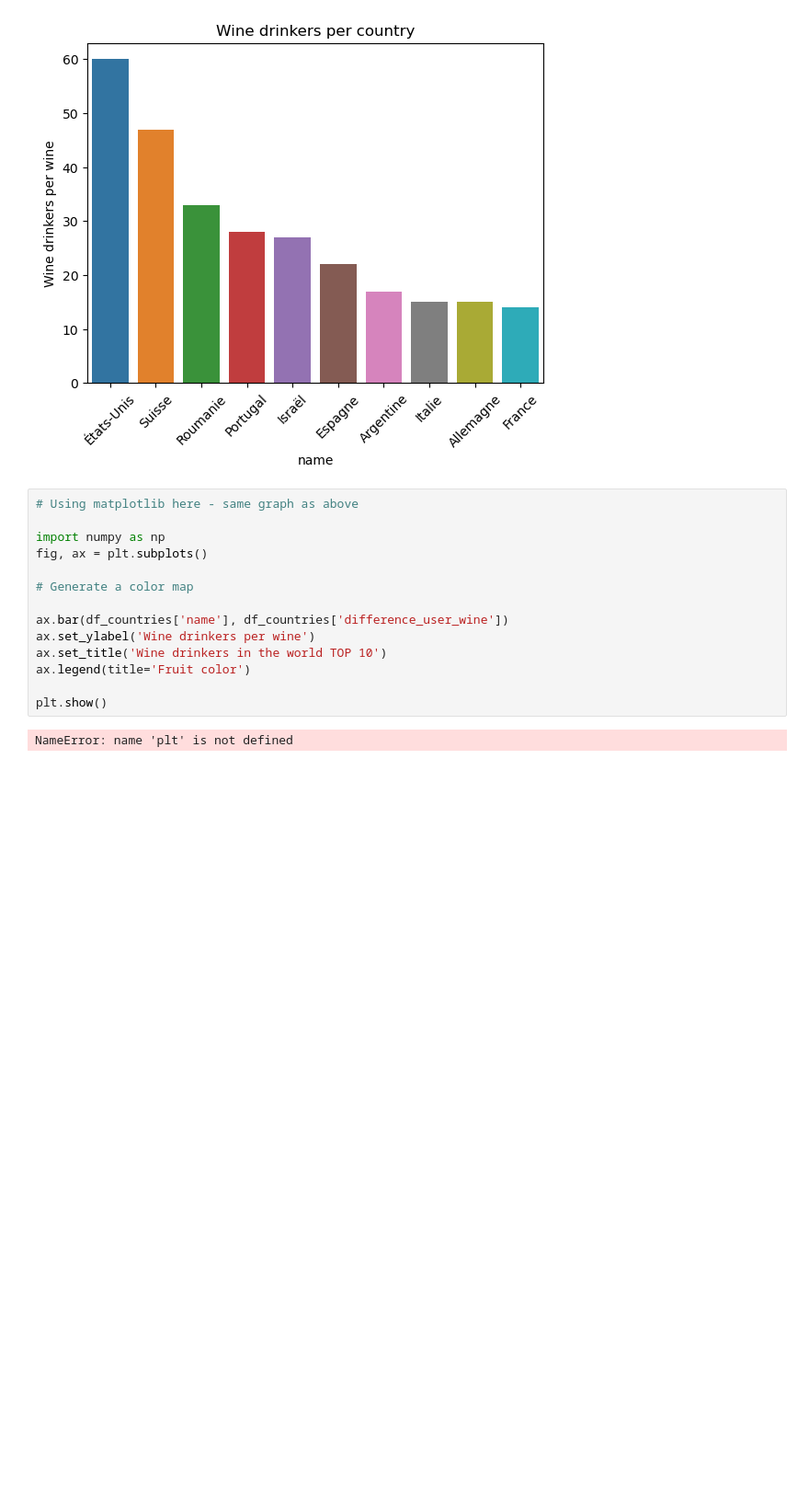
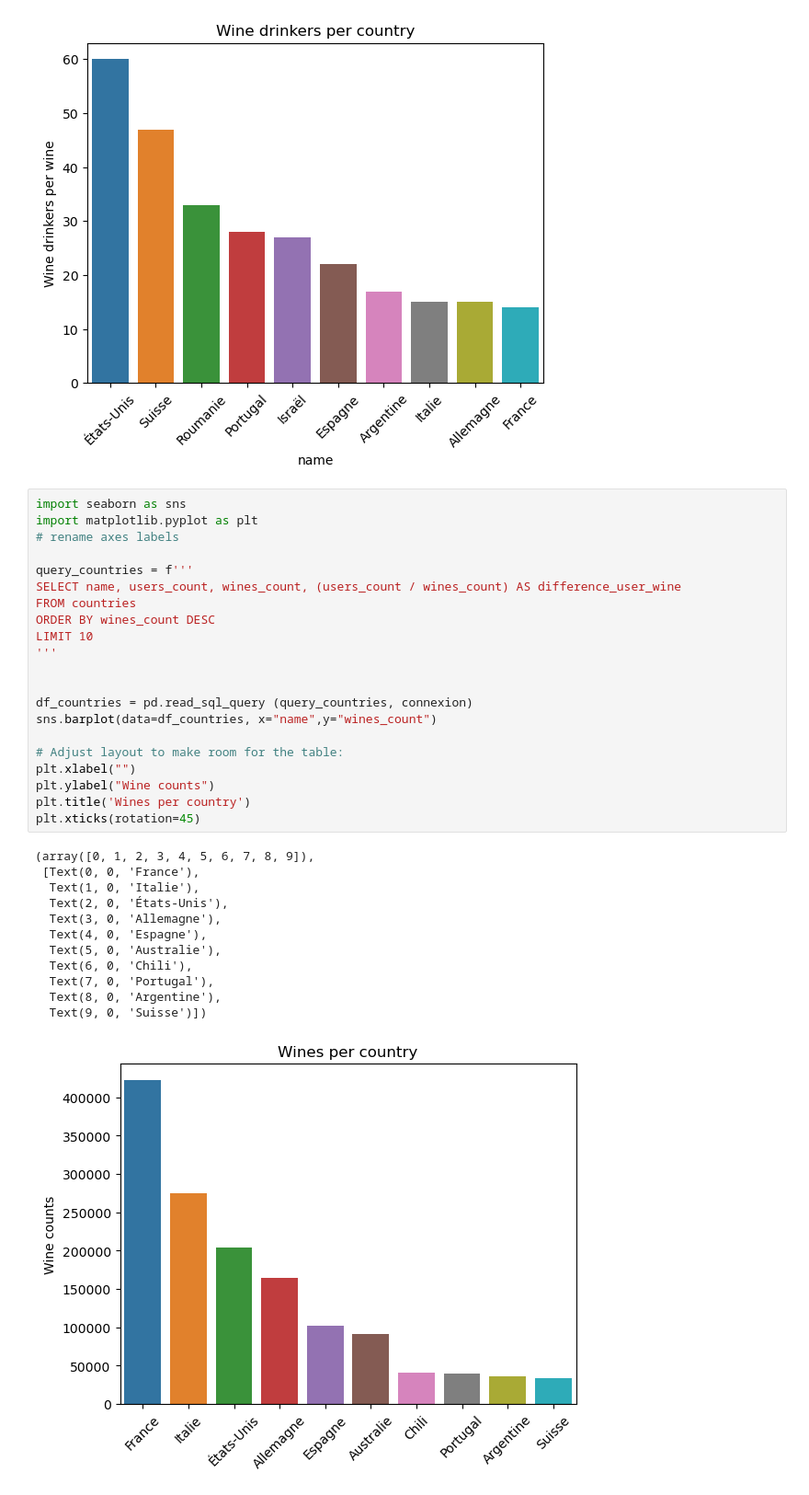
Before and after one commit to brain8d/wine-market-analysis, a Jupyter notebook: notebook.ipynb, the cells around one changed output. Shown at 92% size. Drawn from its saved outputs; the diff is of its cells as text; blank space fills up the shorter version.

```diff
--- a/notebook.ipynb
+++ b/notebook.ipynb
@@ -83,20 +81,38 @@ plt.xticks(rotation=45)
   Text(8, 0, 'Allemagne'),
   Text(9, 0, 'France')])
 [figure]
-# %%
-# Using matplotlib here - same graph as above
-
-import numpy as np
-fig, ax = plt.subplots()
-
-# Generate a color map
-
-ax.bar(df_countries['name'], df_countries['difference_user_wine'])
-ax.set_ylabel('Wine drinkers per wine')
-ax.set_title('Wine drinkers in the world TOP 10')
-ax.legend(title='Fruit color')
-
-plt.show()
-# %% [output]
-NameError: name 'plt' is not defined
+# %%
+import seaborn as sns
+import matplotlib.pyplot as plt
+# rename axes labels
+
+query_countries = f'''
+SELECT name, users_count, wines_count, (users_count / wines_count) AS difference_user_wine
+FROM countries
+ORDER BY wines_count DESC
+LIMIT 10
+'''
+
+
+df_countries = pd.read_sql_query (query_countries, connexion)
+sns.barplot(data=df_countries, x="name",y="wines_count")
+
+# Adjust layout to make room for the table:
+plt.xlabel("")
+plt.ylabel("Wine counts")
+plt.title('Wines per country')
+plt.xticks(rotation=45)
+# %% [output]
+(array([0, 1, 2, 3, 4, 5, 6, 7, 8, 9]),
+ [Text(0, 0, 'France'),
+  Text(1, 0, 'Italie'),
+  Text(2, 0, 'États-Unis'),
+  Text(3, 0, 'Allemagne'),
+  Text(4, 0, 'Espagne'),
+  Text(5, 0, 'Australie'),
+  Text(6, 0, 'Chili'),
+  Text(7, 0, 'Portugal'),
+  Text(8, 0, 'Argentine'),
+  Text(9, 0, 'Suisse')])
+[figure, added]
 # %% [markdown]
```
Also changed, not shown: parts of 27 cells of this notebook, 27 other files.
